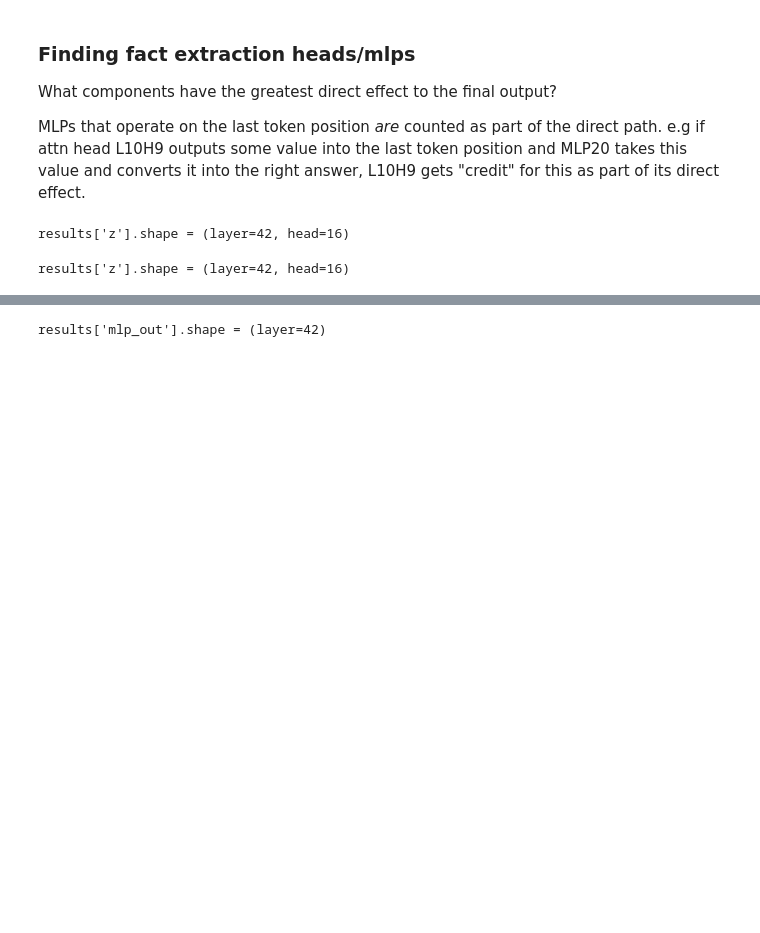
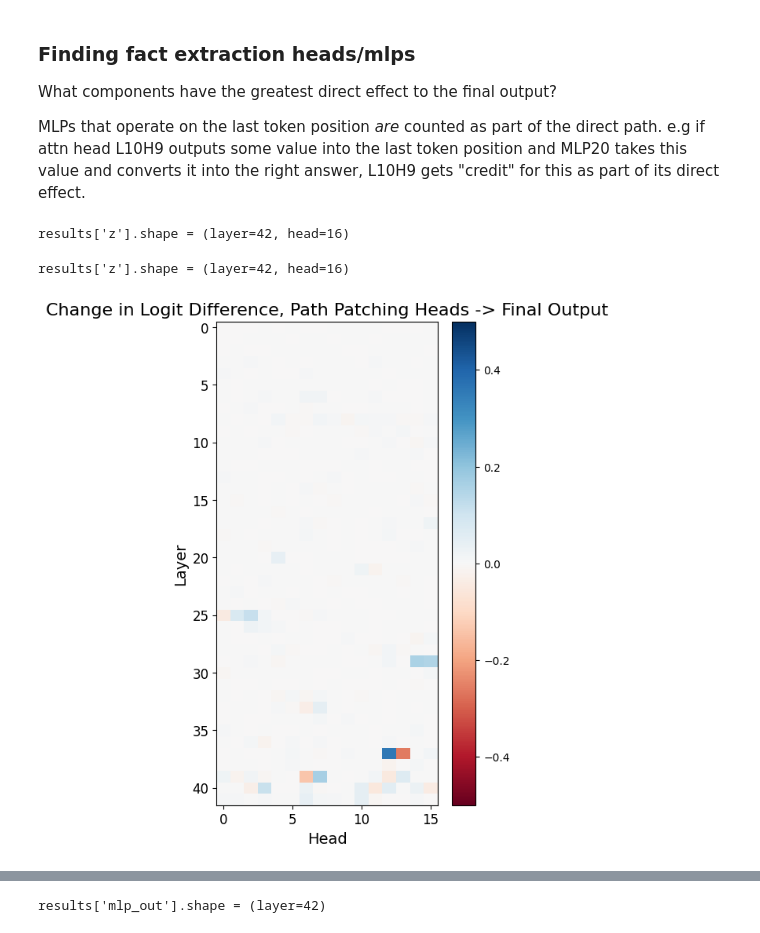
Before and after one commit to magikarp01/mechanistic-unlearning, a Jupyter notebook: experiments/gemma_9b_counterfact/gemma_9b_counterfact_manual.ipynb, the cells around one changed output, grey strips where cells are left out. Saved outputs shown, nothing was run; the diff lists cells and outputs as text; code cells hidden in the pictures; blank space fills up the shorter version.

```diff
--- a/experiments/gemma_9b_counterfact/gemma_9b_counterfact_manual.ipynb
+++ b/experiments/gemma_9b_counterfact/gemma_9b_counterfact_manual.ipynb
@@ -1152,4 +1135,28 @@ denoise_attn_extraction_results = path_patch(
 )
 # %% [output]
 results['z'].shape = (layer=42, head=16)
+# %%
+# Plot
+import matplotlib.pyplot as plt
+
+fig = plt.figure(figsize=(10, 8))
+
+# Plot heat map with x being the head and y being the layer
+
+ax1 = fig.add_subplot(121)
+ax1.set_title("Change in Logit Difference, Path Patching Heads -> Final Output", fontsize=16)
+ax1.set_xlabel("Head", fontsize=14)
+ax1.set_ylabel("Layer", fontsize=14)
+# Set xtick size
+plt.xticks(fontsize=12)
+# Set ytick size
+plt.yticks(fontsize=12)
+# Add colormap
+cbar = plt.colorbar(ax1.imshow(denoise_attn_extraction_results["z"].detach().cpu().numpy(), aspect='auto', cmap='RdBu', vmin=-0.5, vmax=0.5))
+# Colormap label
+# cbar.set_label('Logit Difference', rotation=90, labelpad=20, fontsize=14)
+plt.show()
+fig.savefig(f"results/gemma9b_noise_attn_heads.pdf", bbox_inches='tight')
+# %% [output]
+[figure, added]
 # %%
```
Also changed, not shown: parts of 5 cells of this notebook, 32 other files.
